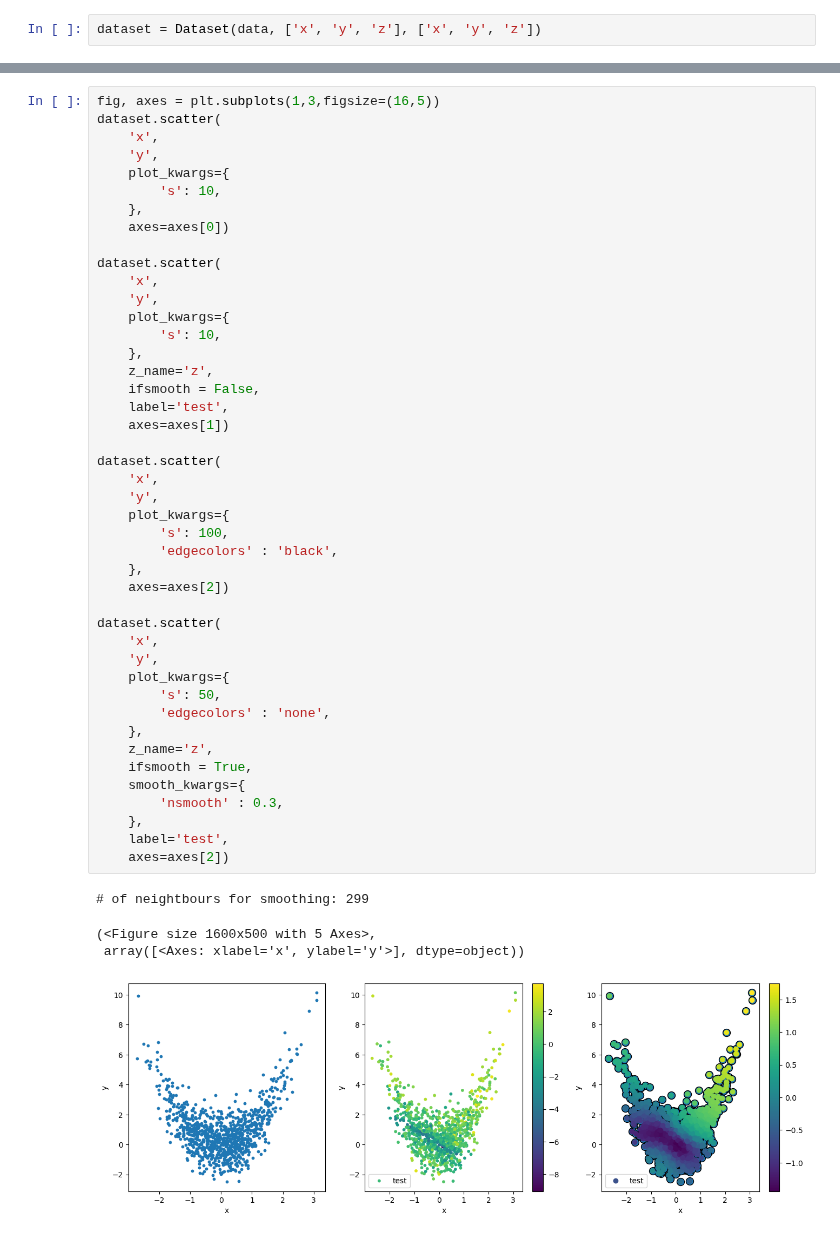
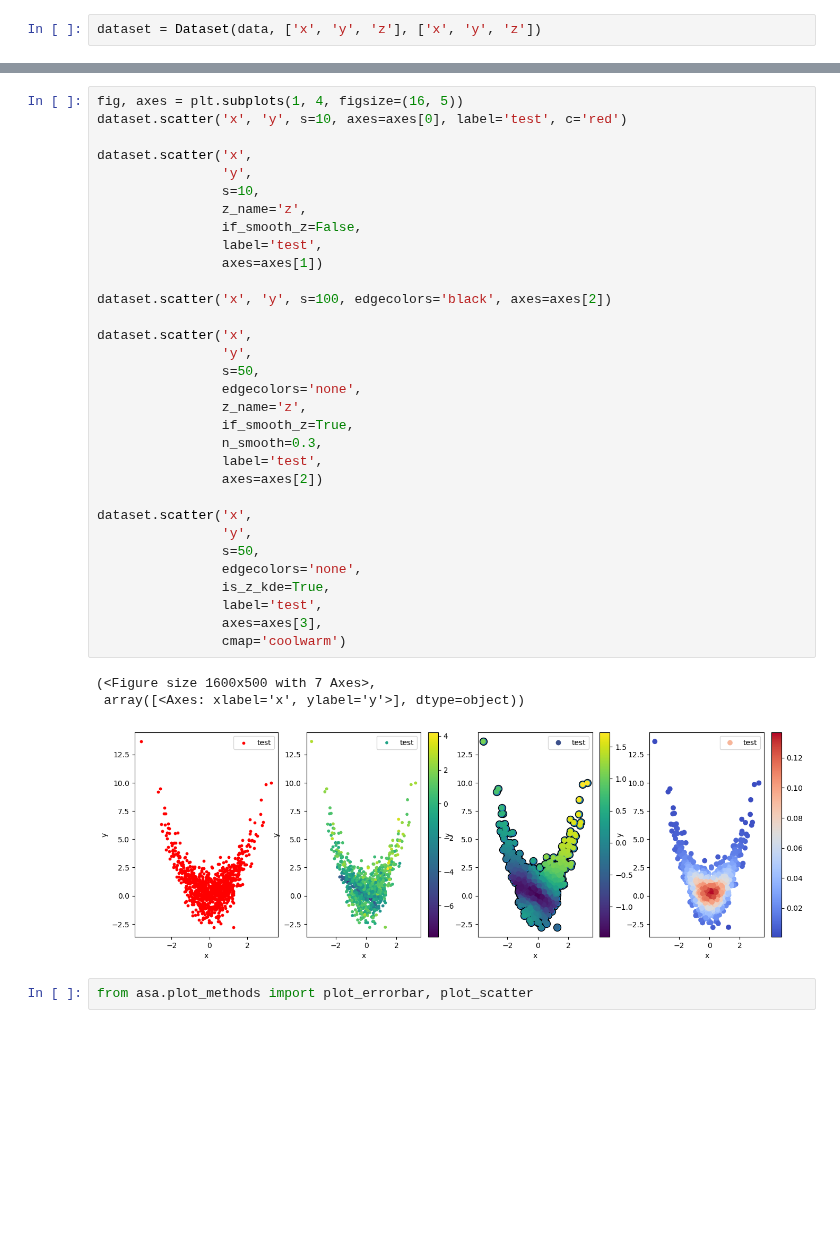
Before and after one commit to astro-jingtao/astro_statistics_assistant, a Jupyter notebook: example/scatter_plot.ipynb, the cells around one changed output, grey strips where cells are left out. Cells and saved outputs as stored; diff of their text form; blank space fills up the shorter version.

```diff
--- a/example/scatter_plot.ipynb
+++ b/example/scatter_plot.ipynb
@@ -30,49 +29,38 @@ dataset.scatter(
 # %%
-fig, axes = plt.subplots(1,3,figsize=(16,5))
-dataset.scatter(
-    'x',
-    'y',
-    plot_kwargs={
-        's': 10,
-    },
-    axes=axes[0])
+fig, axes = plt.subplots(1, 4, figsize=(16, 5))
+dataset.scatter('x', 'y', s=10, axes=axes[0], label='test', c='red')
 
-dataset.scatter(
-    'x',
-    'y',
-    plot_kwargs={
-        's': 10,
-    },
-    z_name='z',
-    ifsmooth = False,
-    label='test',
-    axes=axes[1])
+dataset.scatter('x',
+                'y',
+                s=10,
+                z_name='z',
+                if_smooth_z=False,
+                label='test',
+                axes=axes[1])
 
-dataset.scatter(
-    'x',
-    'y',
-    plot_kwargs={
-        's': 100,
-        'edgecolors' : 'black',
-    },
-    axes=axes[2])
+dataset.scatter('x', 'y', s=100, edgecolors='black', axes=axes[2])
 
-dataset.scatter(
-    'x',
-    'y',
-    plot_kwargs={
-        's': 50,
-        'edgecolors' : 'none',
-    },
-    z_name='z',
-    ifsmooth = True,
-    smooth_kwargs={
-        'nsmooth' : 0.3,
-    },
-    label='test',
-    axes=axes[2])
+dataset.scatter('x',
+                'y',
+                s=50,
+                edgecolors='none',
+                z_name='z',
+                if_smooth_z=True,
+                n_smooth=0.3,
+                label='test',
+                axes=axes[2])
+
+dataset.scatter('x',
+                'y',
+                s=50,
+                edgecolors='none',
+                is_z_kde=True,
+                label='test',
+                axes=axes[3],
+                cmap='coolwarm')
 # %% [output]
-# of neightbours for smoothing: 299
+(<Figure size 1600x500 with 7 Axes>,
+ array([<Axes: xlabel='x', ylabel='y'>], dtype=object))
-(<Figure size 1600x500 with 5 Axes>,
- array([<Axes: xlabel='x', ylabel='y'>], dtype=object))
-[figure, old version]
+[figure, new version]
+# %%
+from asa.plot_methods import plot_errorbar, plot_scatter
```
Also changed, not shown: parts of 5 cells of this notebook, 2 other files.
